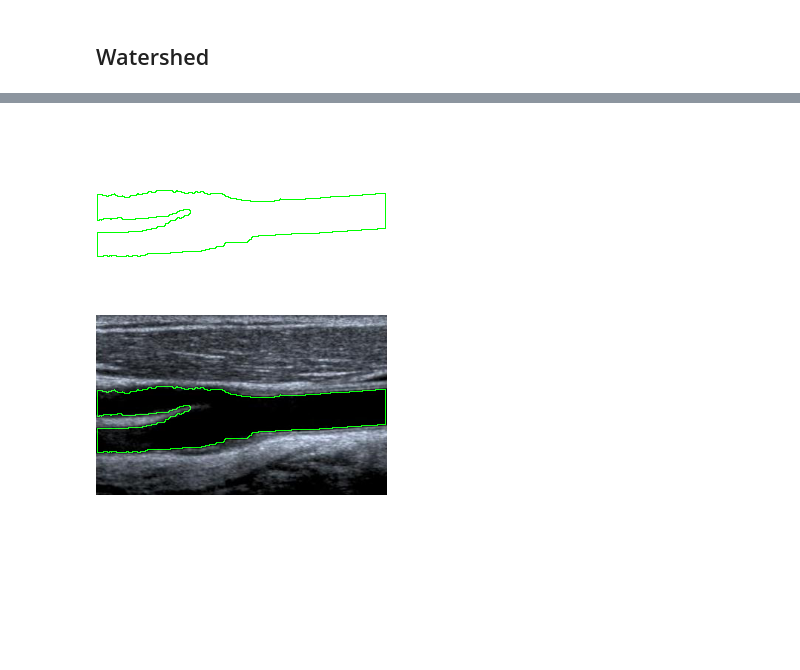
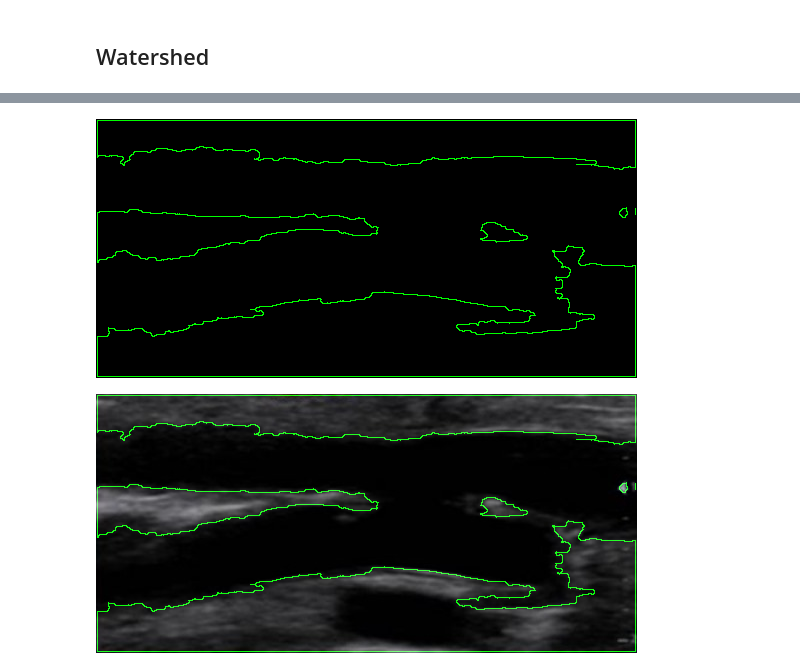
Before and after one commit to LaKHamote/segmentacao_cardiovascular, a Jupyter notebook: main.ipynb, the cells around one changed output, grey strips where cells are left out. Drawn from its saved outputs; the diff is of its cells as text; code cells hidden in the pictures; blank space fills up the shorter version.

Commit message:
✨ automatizar para varias imagens

```diff
--- a/main.ipynb
+++ b/main.ipynb
@@ -20,5 +41,7 @@ import matplotlib.pyplot as plt
 # %%
-img = Image.open("tatiana.png")
+img = Image.open("arteria_dupla.jpg")
 print(img.mode)
-gray_img = cv2.cvtColor(np.array(img), cv2.COLOR_RGBA2GRAY)
+array_orig = np.array(img)
+display(img)
+gray_img = cv2.cvtColor(array_orig, cv2.COLOR_RGB2GRAY)
 # %% [output]
@@ -134,6 +112,2 @@ Image.fromarray(thresh_gaussian)
 # %% [markdown]
 ## Watershed
-# %%
-img = Image.open("tatiana.png")
-print(img.mode)
-gray_img = cv2.cvtColor(np.array(img), cv2.COLOR_RGBA2GRAY)
@@ -209,19 +181,19 @@ _, markers = cv2.connectedComponents(sure_fg)
 
 markers = markers + 1
 markers[unknown == 255] = 0
-markers = cv2.watershed(img_original, markers)
+markers = cv2.watershed(array_orig, markers)
 # %%
 water_fill = np.zeros(np.array(img).shape, dtype=np.uint8)
-water_fill[markers == 2] = [0,255,0,255] #selecionado manualmente a label que preencheu a area requerida
+water_fill[markers == 1] = [0,255,0] #selecionado manualmente a label que preencheu a area requerida
 
 kernel = np.ones((3, 3), np.uint8)
 erosion = cv2.erode(water_fill, np.ones((3, 3), np.uint8))
 contour = water_fill-erosion
 Image.fromarray(contour)
 # %% [output]
-[figure, old version]
+[figure, new version]
 # %%
-tumor_highlighted = cv2.addWeighted(np.array(img), 1, contour,1, 0)
+tumor_highlighted = cv2.addWeighted(array_orig, 1, contour,1, 0)
 Image.fromarray(tumor_highlighted)
 # %% [output]
-[figure, old version]
+[figure, new version]
```
Also changed, not shown: parts of 19 cells of this notebook, 7 other files.
